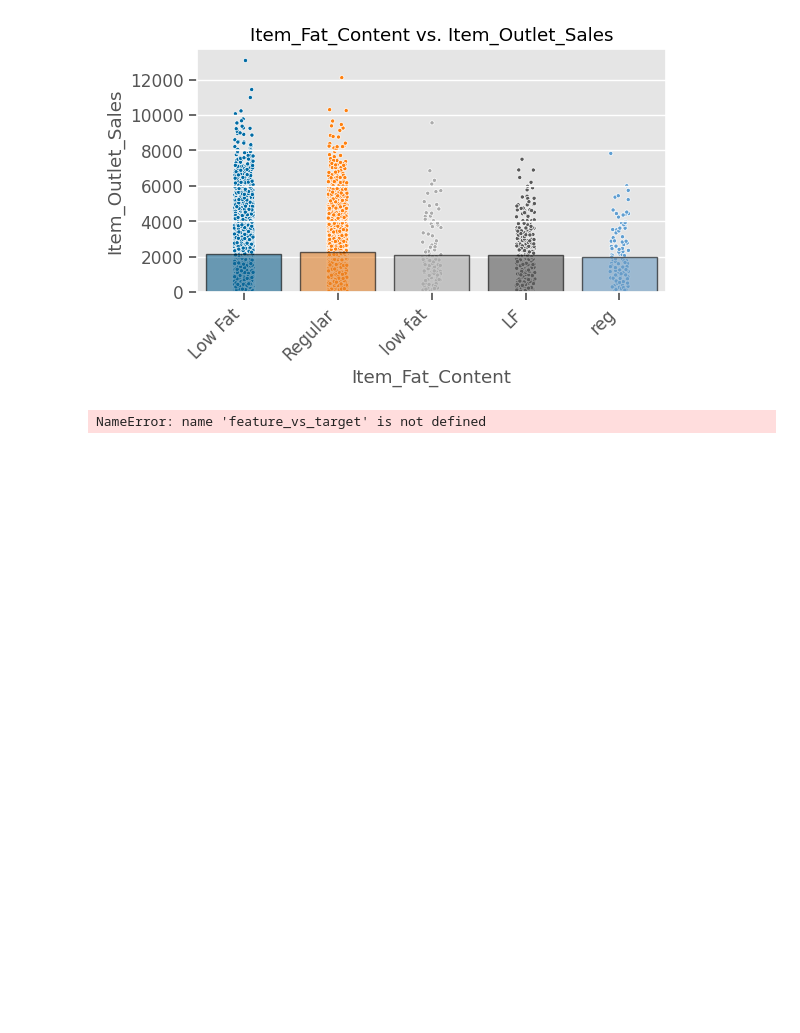
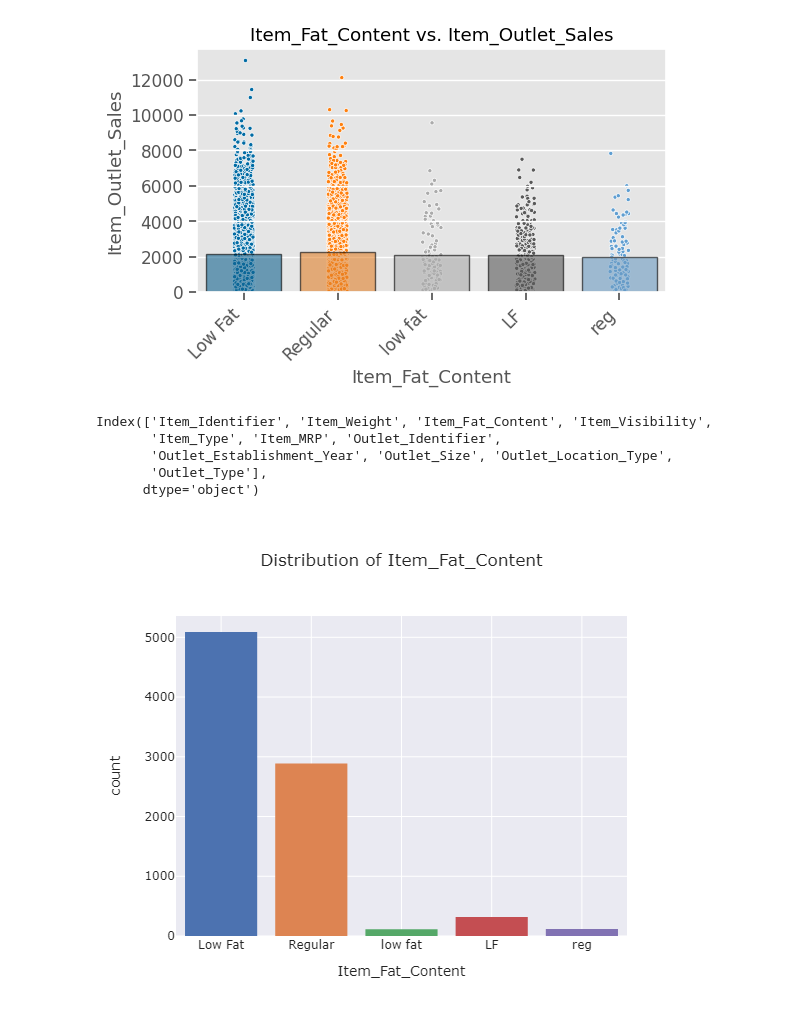
Before and after one commit to SeeBee8/Product_Sales_Predictions, a Jupyter notebook: App devlopment.ipynb, the cells around one changed output. Cells and saved outputs as stored; diff of their text form; code cells hidden in the pictures; blank space fills up the shorter version.

```diff
--- a/App devlopment.ipynb
+++ b/App devlopment.ipynb
@@ -52,6 +52,10 @@ plt.style.use(fav_style)
 sns.set_context(**fav_context)
 plt.rcParams['savefig.transparent'] = False
 plt.rcParams['savefig.bbox'] = 'tight'
+
+import plotly.express as px
+import plotly.io as pio
+pio.templates.default='seaborn'
 # %%
 ## Display all columns
 pd.set_option('display.max_column', None)
@@ -183,19 +187,24 @@ plot_categorical_vs_target(df, "Item_Fat_Content")
 (<Figure size 600x400 with 1 Axes>,
  <Axes: title={'center': 'Item_Fat_Content vs. Item_Outlet_Sales'}, xlabel='Item_Fat_Content', ylabel='Item_Outlet_Sales'>)
 [figure]
-# %%
-feature_vs_target =
-if feature_vs_target:
-    ## Check if feature is numeric or object
-    if df[feature_vs_target].dtype == 'object':
-        comparison = plot_categorical_vs_target(df, "{")
-        title = f'Count of {feature_vs_target} by {target}'
-    else:
-        comparison = df.groupby('Item_Outlet_Sales').mean()
-        title = f'Mean {feature_vs_target} by {target}'
-
-    ## Display appropriate comparison
-    pfig = px.bar(comparison, y=feature_vs_target, title=title)
-    st.plotly_chart(pfig)
-# %% [output]
-NameError: name 'feature_vs_target' is not defined
+# %%
+(df.columns).drop("Item_Outlet_Sales")
+# %% [output]
+Index(['Item_Identifier', 'Item_Weight', 'Item_Fat_Content', 'Item_Visibility',
+       'Item_Type', 'Item_MRP', 'Outlet_Identifier',
+       'Outlet_Establishment_Year', 'Outlet_Size', 'Outlet_Location_Type',
+       'Outlet_Type'],
+      dtype='object')
+# %%
+#  6.  We will now define this code as a function. Again, we include a title and dimensions.
+
+def plotly_explore_categorical(df, x):
+    fig = px.histogram(df,x=x,color=x,title=f'Distribution of {x}',
+                          width=1000, height=500)
+    fig.update_layout(showlegend=False)
+    return fig
+# %%
+# Test the function
+plotly_explore_categorical(df, 'Item_Fat_Content')
+# %% [output]
+[figure, added]
```
Also changed, not shown: 2 other files.
